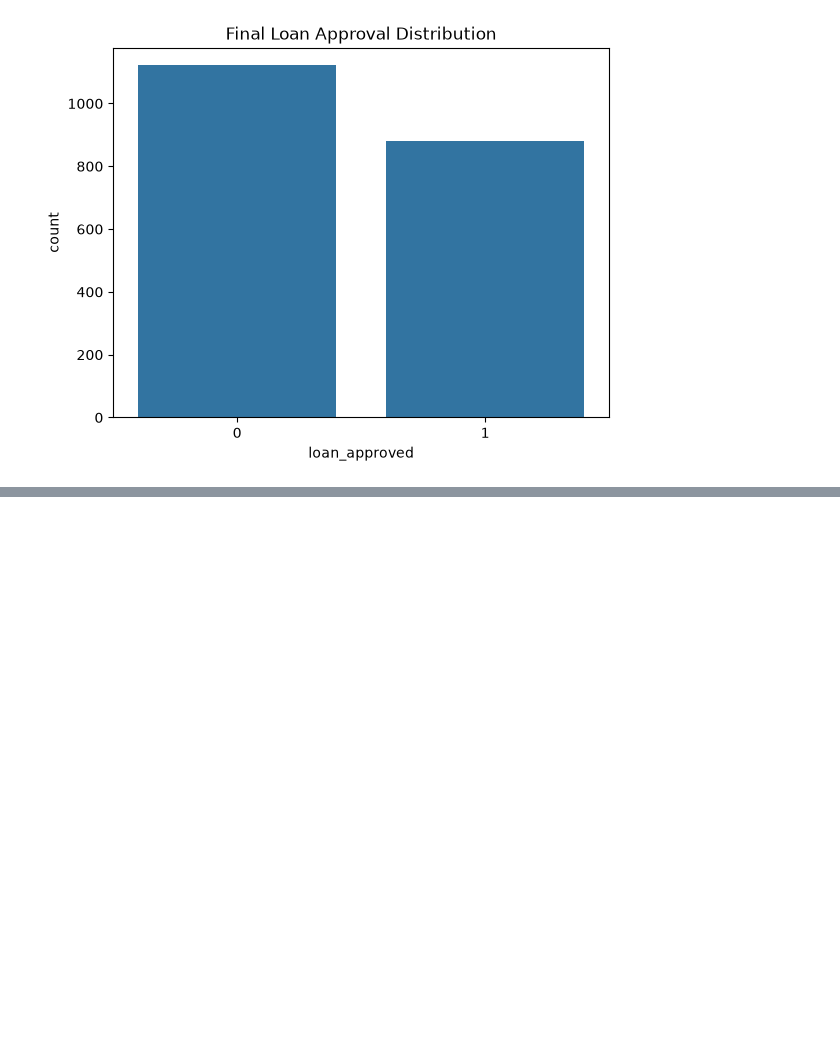
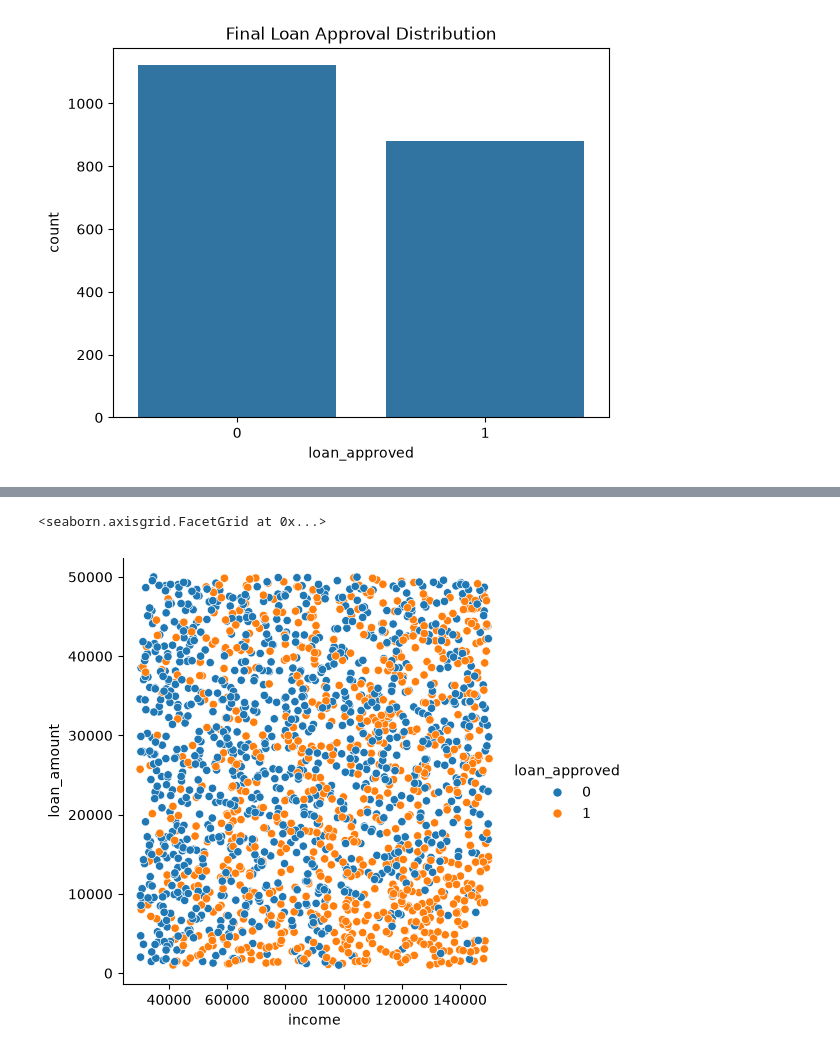
Before and after one commit to RehanAlam93/6-Months-Data-Science, a Jupyter notebook: loan approval project/data cleaning/loan_aprv.ipynb, the cells around one changed output, grey strips where cells are left out. Drawn from its saved outputs; the diff is of its cells as text; code cells hidden in the pictures; blank space fills up the shorter version.

```diff
--- a/loan approval project/data cleaning/loan_aprv.ipynb
+++ b/loan approval project/data cleaning/loan_aprv.ipynb
@@ -462,0 +472,11 @@ plt.show()
+# %%
+# Visualize the relationship between income and loan amount, with colors indicating loan approval status
+sns.relplot(
+    data=df,
+    x='income',
+    y='loan_amount',
+    hue='loan_approved'
+)
+# %% [output]
+<seaborn.axisgrid.FacetGrid at 0x...>
+[figure, added]
```
Also changed, not shown: parts of 3 cells of this notebook.
